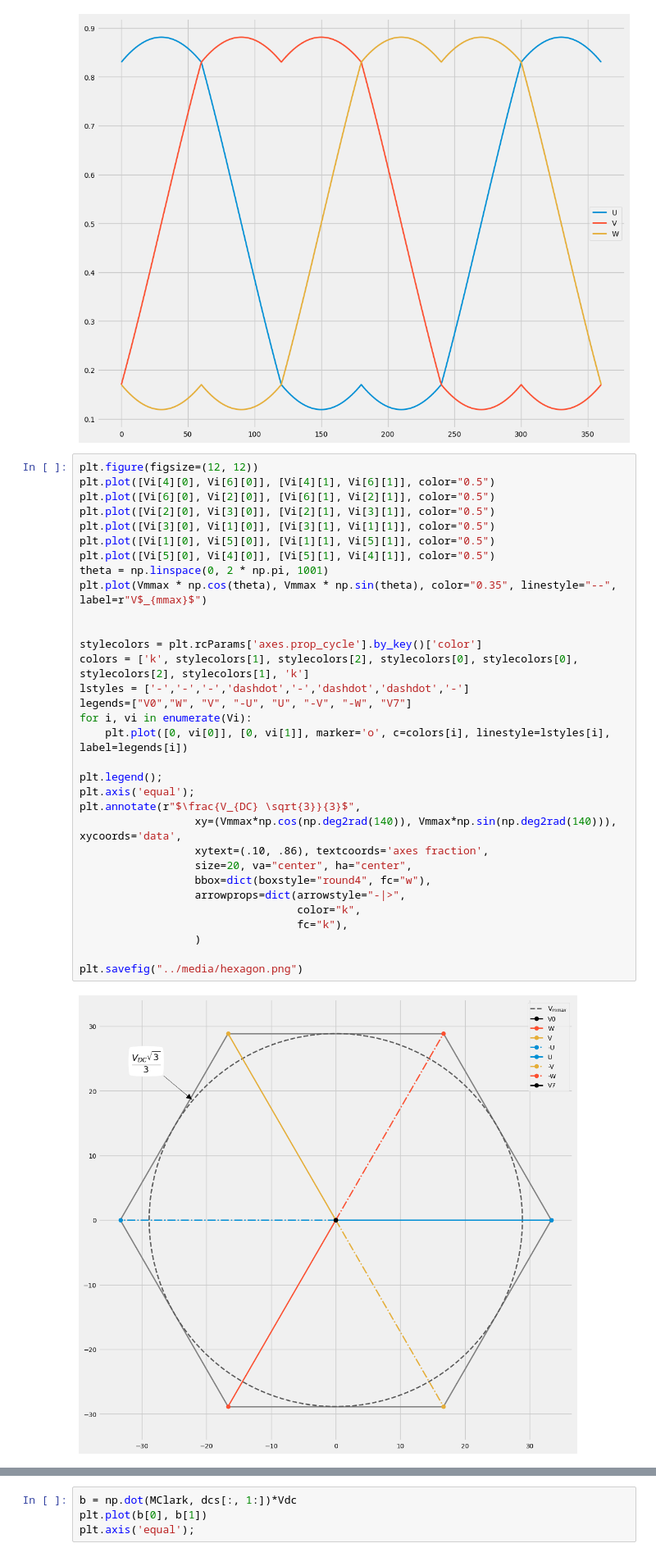
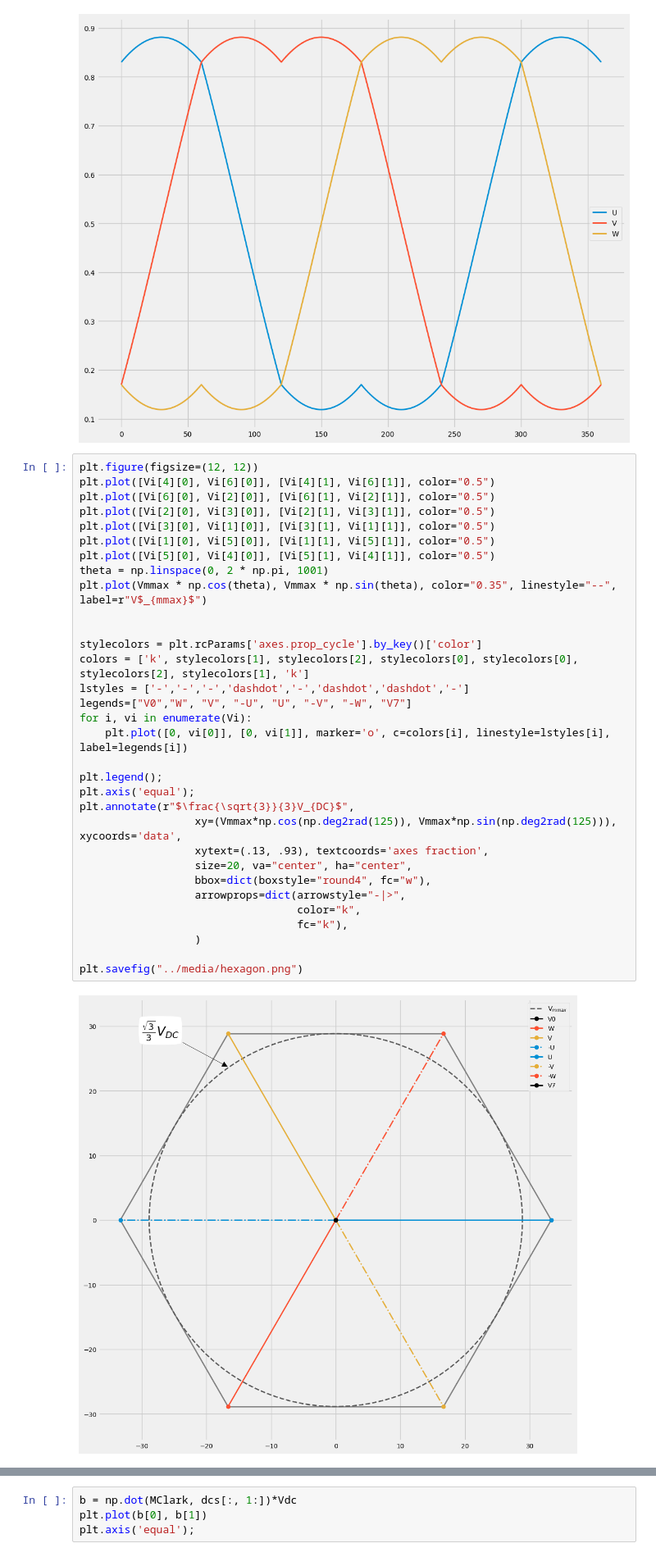
Before and after one commit to gadokrisztian/stm-svpwm, a Jupyter notebook: python/newpythonimplementation.ipynb, the cells around one changed output, grey strips where cells are left out. Shown: that part at 82% size. Drawn from its saved outputs; the diff is of its cells as text.

```diff
--- a/python/newpythonimplementation.ipynb
+++ b/python/newpythonimplementation.ipynb
@@ -156,37 +156,37 @@ plt.grid('both')
 # %%
 plt.figure(figsize=(12, 12))
 plt.plot([Vi[4][0], Vi[6][0]], [Vi[4][1], Vi[6][1]], color="0.5")
 plt.plot([Vi[6][0], Vi[2][0]], [Vi[6][1], Vi[2][1]], color="0.5")
 plt.plot([Vi[2][0], Vi[3][0]], [Vi[2][1], Vi[3][1]], color="0.5")
 plt.plot([Vi[3][0], Vi[1][0]], [Vi[3][1], Vi[1][1]], color="0.5")
 plt.plot([Vi[1][0], Vi[5][0]], [Vi[1][1], Vi[5][1]], color="0.5")
 plt.plot([Vi[5][0], Vi[4][0]], [Vi[5][1], Vi[4][1]], color="0.5")
 theta = np.linspace(0, 2 * np.pi, 1001)
 plt.plot(Vmmax * np.cos(theta), Vmmax * np.sin(theta), color="0.35", linestyle="--", label=r"V$_{mmax}$")
 
 
 stylecolors = plt.rcParams['axes.prop_cycle'].by_key()['color']
 colors = ['k', stylecolors[1], stylecolors[2], stylecolors[0], stylecolors[0], stylecolors[2], stylecolors[1], 'k']
 lstyles = ['-','-','-','dashdot','-','dashdot','dashdot','-']
 legends=["V0","W", "V", "-U", "U", "-V", "-W", "V7"]
 for i, vi in enumerate(Vi):
     plt.plot([0, vi[0]], [0, vi[1]], marker='o', c=colors[i], linestyle=lstyles[i], label=legends[i])
 
 plt.legend();
 plt.axis('equal');
-plt.annotate(r"$\frac{V_{DC} \sqrt{3}}{3}$",
-                  xy=(Vmmax*np.cos(np.deg2rad(140)), Vmmax*np.sin(np.deg2rad(140))), xycoords='data',
-                  xytext=(.10, .86), textcoords='axes fraction',
+plt.annotate(r"$\frac{\sqrt{3}}{3}V_{DC}$",
+                  xy=(Vmmax*np.cos(np.deg2rad(125)), Vmmax*np.sin(np.deg2rad(125))), xycoords='data',
+                  xytext=(.13, .93), textcoords='axes fraction',
                   size=20, va="center", ha="center",
                   bbox=dict(boxstyle="round4", fc="w"),
                   arrowprops=dict(arrowstyle="-|>",
                                   color="k",
                                   fc="k"),
                   )
 
 plt.savefig("../media/hexagon.png")
 # %% [output]
-[figure, old version]
+[figure, new version]
 # %%
 from svpwm import SVPWM
 
```
Also changed, not shown: parts of 4 cells of this notebook, 5 other files.
